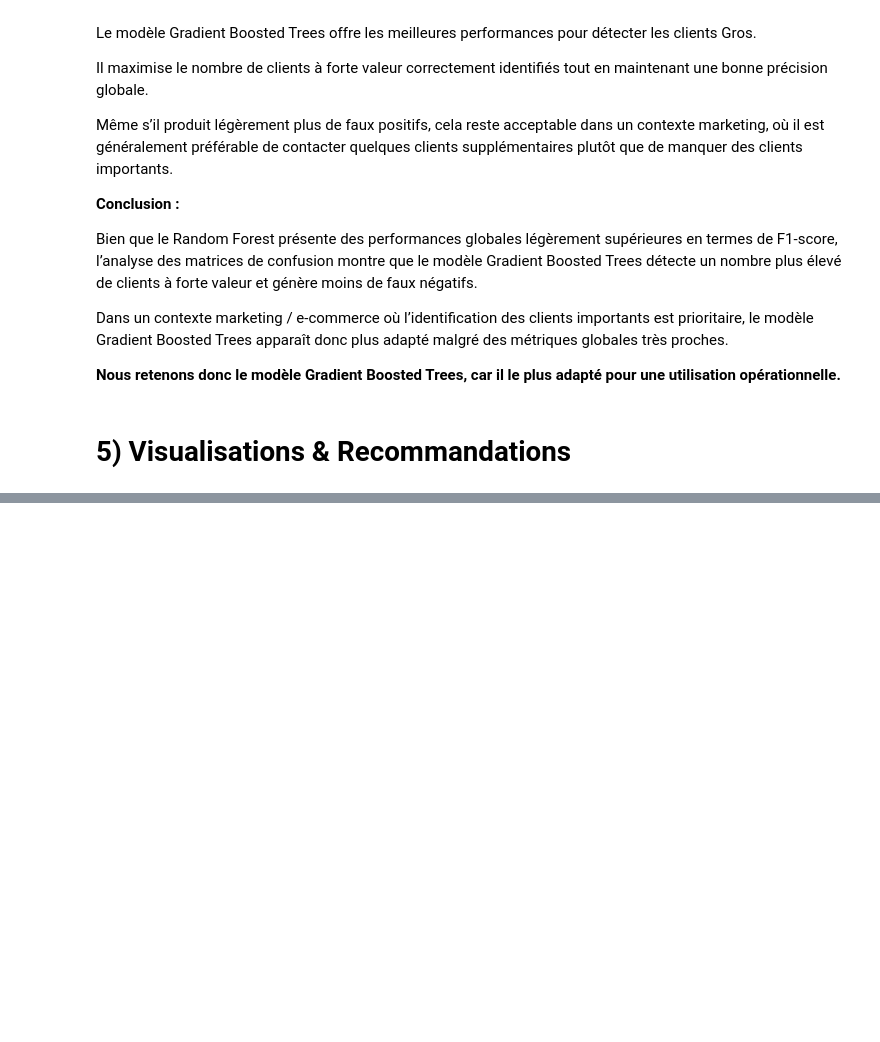
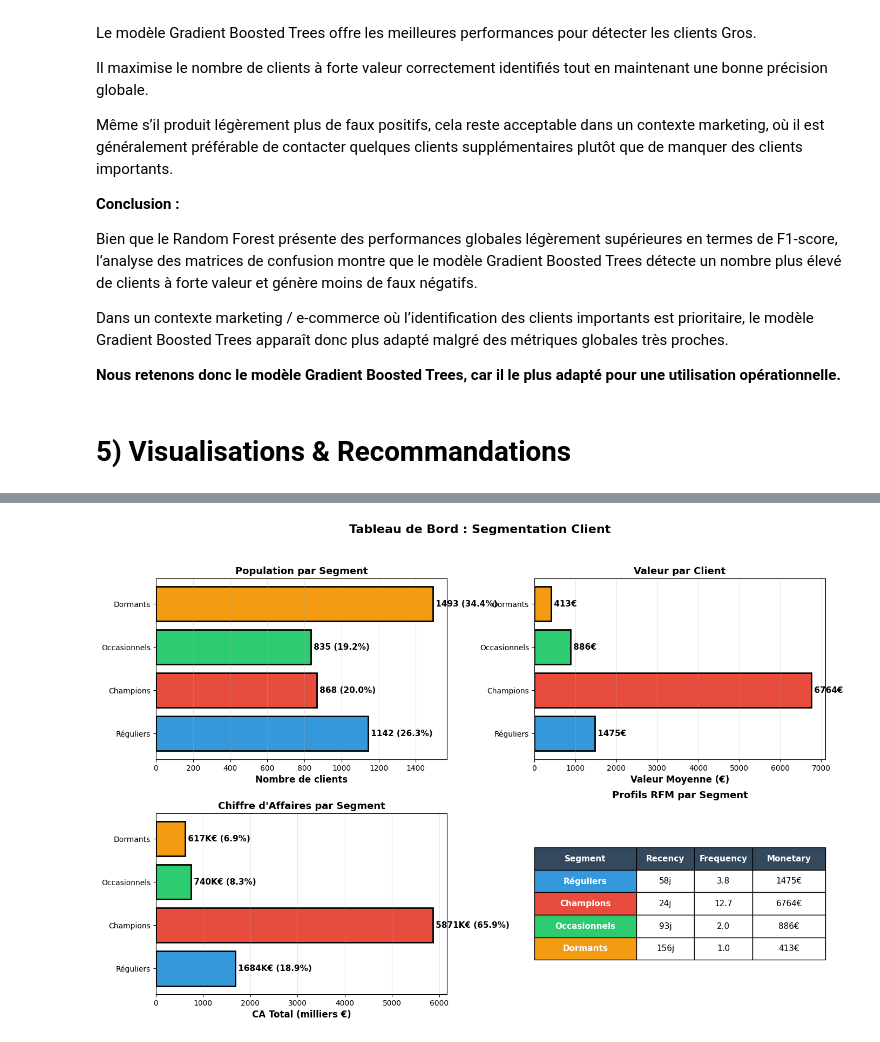
Before and after one commit to EdLac/spark-ecommerce, a Jupyter notebook: notebooks/ProjetFinal.ipynb, the cells around one changed output, grey strips where cells are left out. Saved outputs shown, nothing was run; the diff lists cells and outputs as text; code cells hidden in the pictures; blank space fills up the shorter version.

Commit message:
graphs 2

```diff
--- a/notebooks/ProjetFinal.ipynb
+++ b/notebooks/ProjetFinal.ipynb
@@ -2014,0 +1736,10 @@ plt.show()
+# %%
+import matplotlib.pyplot as plt
+import seaborn as sns
+import pandas as pd
+import numpy as np
+from pyspark.sql.functions import avg as spark_avg, round as spark_round
+
+# Configuration
+plt.style.use('default')
+sns.set_palette("husl")
@@ -2014,0 +1813,75 @@ plt.show()
+# %%
+fig = plt.figure(figsize=(16, 10))
+gs = fig.add_gridspec(2, 2, hspace=0.3, wspace=0.3)
+
+# Graph 1 : Nombre de clients
+ax1 = fig.add_subplot(gs[0, 0])
+bars = ax1.barh(cluster_summary['Nom'], cluster_summary['Nb_Clients'], color=colors, edgecolor='black', linewidth=2)
+for bar, nb in zip(bars, cluster_summary['Nb_Clients']):
+    pct = (nb / total_clients) * 100
+    ax1.text(nb, bar.get_y() + bar.get_height()/2., f' {int(nb)} ({pct:.1f}%)',
+            ha='left', va='center', fontsize=11, weight='bold')
+ax1.set_xlabel('Nombre de clients', fontsize=12, weight='bold')
+ax1.set_title('Population par Segment', fontsize=13, weight='bold')
+ax1.grid(axis='x', alpha=0.3)
+
+# Graph 2 : Valeur moyenne
+ax2 = fig.add_subplot(gs[0, 1])
+bars = ax2.barh(cluster_summary['Nom'], cluster_summary['Monetary_Moy'], color=colors, edgecolor='black', linewidth=2)
+for bar, val in zip(bars, cluster_summary['Monetary_Moy']):
+    ax2.text(val, bar.get_y() + bar.get_height()/2., f' {int(val)}€',
+            ha='left', va='center', fontsize=11, weight='bold')
+ax2.set_xlabel('Valeur Moyenne (€)', fontsize=12, weight='bold')
+ax2.set_title('Valeur par Client', fontsize=13, weight='bold')
+ax2.grid(axis='x', alpha=0.3)
+
+# Graph 3 : CA Total
+ax3 = fig.add_subplot(gs[1, 0])
+bars = ax3.barh(cluster_summary['Nom'], cluster_summary['CA_Total']/1000, color=colors, edgecolor='black', linewidth=2)
+for bar, ca in zip(bars, cluster_summary['CA_Total']):
+    pct_ca = (ca / cluster_summary['CA_Total'].sum()) * 100
+    ax3.text(ca/1000, bar.get_y() + bar.get_height()/2., f' {ca/1000:.0f}K€ ({pct_ca:.1f}%)',
+            ha='left', va='center', fontsize=11, weight='bold')
+ax3.set_xlabel('CA Total (milliers €)', fontsize=12, weight='bold')
+ax3.set_title('Chiffre d\'Affaires par Segment', fontsize=13, weight='bold')
+ax3.grid(axis='x', alpha=0.3)
+
+# Graph 4 : Tableau récapitulatif
+ax4 = fig.add_subplot(gs[1, 1])
+ax4.axis('off')
+
+table_data = []
+for _, row in cluster_summary.iterrows():
+    table_data.append([
+        row['Nom'],
+        f"{int(row['Recency_Moy'])}j",
+        f"{row['Frequency_Moy']:.1f}",
+        f"{int(row['Monetary_Moy'])}€"
+    ])
+
+table = ax4.table(cellText=table_data,
+                  colLabels=['Segment', 'Recency', 'Frequency', 'Monetary'],
+                  cellLoc='center',
+                  loc='center',
+                  colWidths=[0.35, 0.2, 0.2, 0.25])
+
+table.auto_set_font_size(False)
+table.set_fontsize(11)
+table.scale(1, 2.5)
+
+# Colorier les cellules
+for i in range(len(table_data)):
+    table[(i+1, 0)].set_facecolor(colors[i])
+    table[(i+1, 0)].set_text_props(weight='bold', color='white')
+
+for i in range(4):
+    table[(0, i)].set_facecolor('#34495e')
+    table[(0, i)].set_text_props(weight='bold', color='white')
+
+ax4.set_title('Profils RFM par Segment', fontsize=13, weight='bold', pad=20)
+
+plt.suptitle('Tableau de Bord : Segmentation Client', fontsize=16, weight='bold', y=0.98)
+plt.tight_layout()
+plt.show()
+# %% [output]
+[figure, added]
```
Also changed, not shown: parts of 41 cells of this notebook.
